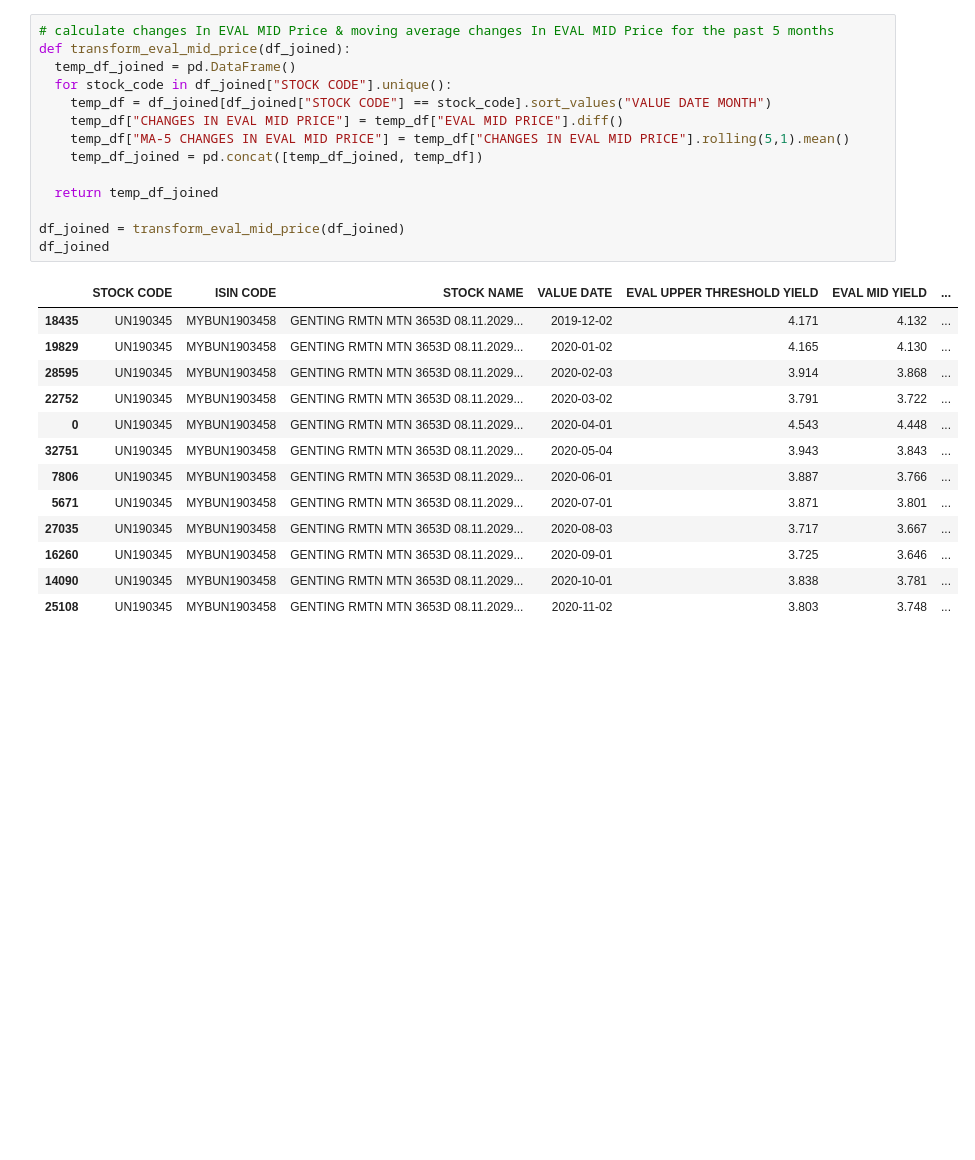
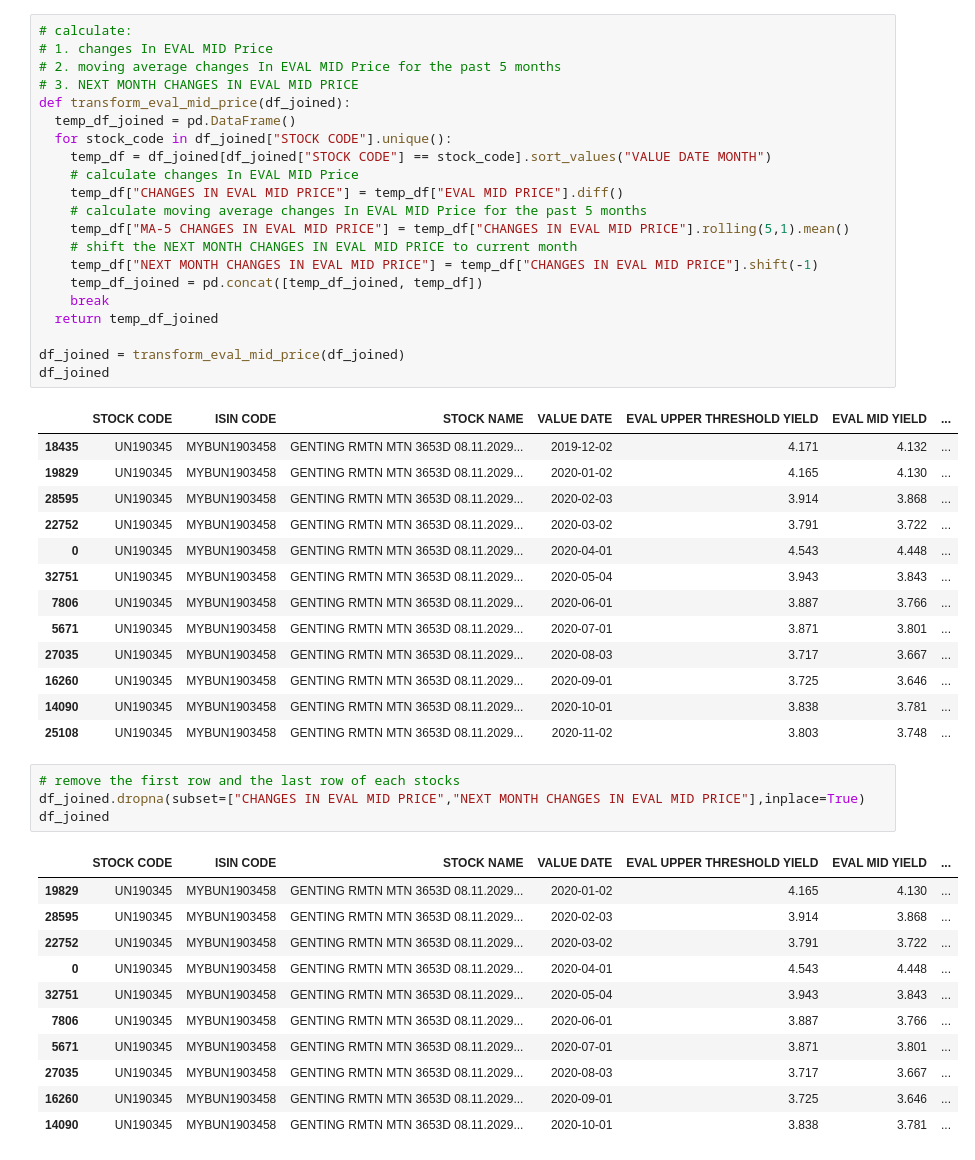
Before and after one commit to Shuhxian/bond-price-forecasting, a Jupyter notebook: bond_price_forcasting.ipynb, the cells around one changed output. Cells and saved outputs as stored; diff of their text form; blank space fills up the shorter version.

Commit message:
Added Next Month Changes in EVAL MID PRICE

```diff
--- a/bond_price_forcasting.ipynb
+++ b/bond_price_forcasting.ipynb
@@ -248,15 +250,22 @@ df_joined["OPR movement"]
 34205    2.5
 Name: OPR movement, Length: 34206, dtype: float64
 # %%
-# calculate changes In EVAL MID Price & moving average changes In EVAL MID Price for the past 5 months
+# calculate:
+# 1. changes In EVAL MID Price
+# 2. moving average changes In EVAL MID Price for the past 5 months
+# 3. NEXT MONTH CHANGES IN EVAL MID PRICE
 def transform_eval_mid_price(df_joined):
   temp_df_joined = pd.DataFrame()
   for stock_code in df_joined["STOCK CODE"].unique():
     temp_df = df_joined[df_joined["STOCK CODE"] == stock_code].sort_values("VALUE DATE MONTH")
+    # calculate changes In EVAL MID Price
     temp_df["CHANGES IN EVAL MID PRICE"] = temp_df["EVAL MID PRICE"].diff()
+    # calculate moving average changes In EVAL MID Price for the past 5 months
     temp_df["MA-5 CHANGES IN EVAL MID PRICE"] = temp_df["CHANGES IN EVAL MID PRICE"].rolling(5,1).mean()
+    # shift the NEXT MONTH CHANGES IN EVAL MID PRICE to current month
+    temp_df["NEXT MONTH CHANGES IN EVAL MID PRICE"] = temp_df["CHANGES IN EVAL MID PRICE"].shift(-1)
     temp_df_joined = pd.concat([temp_df_joined, temp_df])
-
+    break
   return temp_df_joined
 
 df_joined = transform_eval_mid_price(df_joined)
@@ -275,3 +284,19 @@ df_joined
 | 16260 | UN190345 | MYBUN1903458 | GENTING RMTN MTN 3653D 08.11.2029... | 2020-09-01 | 3.725 | 3.646 | ... |
 | 14090 | UN190345 | MYBUN1903458 | GENTING RMTN MTN 3653D 08.11.2029... | 2020-10-01 | 3.838 | 3.781 | ... |
 | 25108 | UN190345 | MYBUN1903458 | GENTING RMTN MTN 3653D 08.11.2029... | 2020-11-02 | 3.803 | 3.748 | ... |
+# %%
+# remove the first row and the last row of each stocks
+df_joined.dropna(subset=["CHANGES IN EVAL MID PRICE","NEXT MONTH CHANGES IN EVAL MID PRICE"],inplace=True)
+df_joined
+# %% [output]
+|  | STOCK CODE | ISIN CODE | STOCK NAME | VALUE DATE | EVAL UPPER THRESHOLD YIELD | EVAL MID YIELD | ... |
+| 19829 | UN190345 | MYBUN1903458 | GENTING RMTN MTN 3653D 08.11.2029... | 2020-01-02 | 4.165 | 4.130 | ... |
+| 28595 | UN190345 | MYBUN1903458 | GENTING RMTN MTN 3653D 08.11.2029... | 2020-02-03 | 3.914 | 3.868 | ... |
+| 22752 | UN190345 | MYBUN1903458 | GENTING RMTN MTN 3653D 08.11.2029... | 2020-03-02 | 3.791 | 3.722 | ... |
+| 0 | UN190345 | MYBUN1903458 | GENTING RMTN MTN 3653D 08.11.2029... | 2020-04-01 | 4.543 | 4.448 | ... |
+| 32751 | UN190345 | MYBUN1903458 | GENTING RMTN MTN 3653D 08.11.2029... | 2020-05-04 | 3.943 | 3.843 | ... |
+| 7806 | UN190345 | MYBUN1903458 | GENTING RMTN MTN 3653D 08.11.2029... | 2020-06-01 | 3.887 | 3.766 | ... |
+| 5671 | UN190345 | MYBUN1903458 | GENTING RMTN MTN 3653D 08.11.2029... | 2020-07-01 | 3.871 | 3.801 | ... |
+| 27035 | UN190345 | MYBUN1903458 | GENTING RMTN MTN 3653D 08.11.2029... | 2020-08-03 | 3.717 | 3.667 | ... |
+| 16260 | UN190345 | MYBUN1903458 | GENTING RMTN MTN 3653D 08.11.2029... | 2020-09-01 | 3.725 | 3.646 | ... |
+| 14090 | UN190345 | MYBUN1903458 | GENTING RMTN MTN 3653D 08.11.2029... | 2020-10-01 | 3.838 | 3.781 | ... |
```
Also changed, not shown: parts of 2 cells of this notebook.
